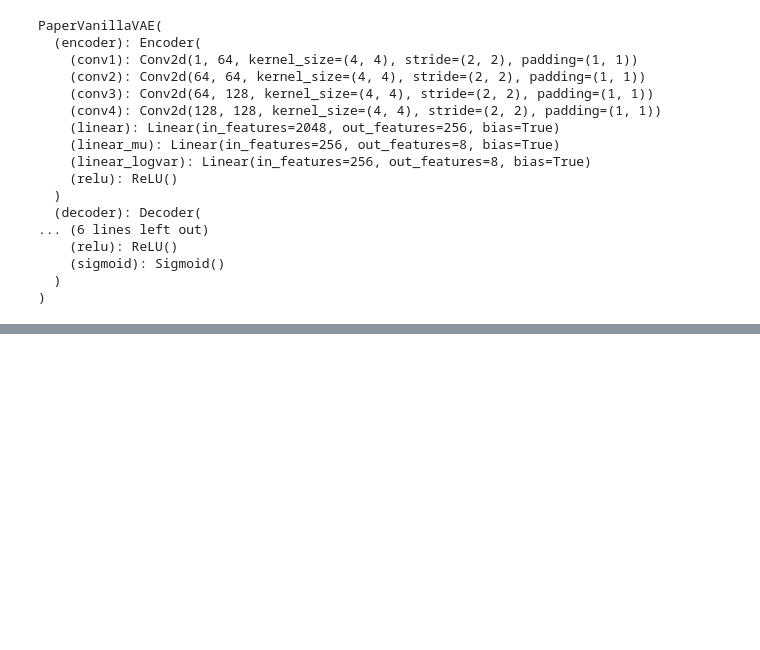
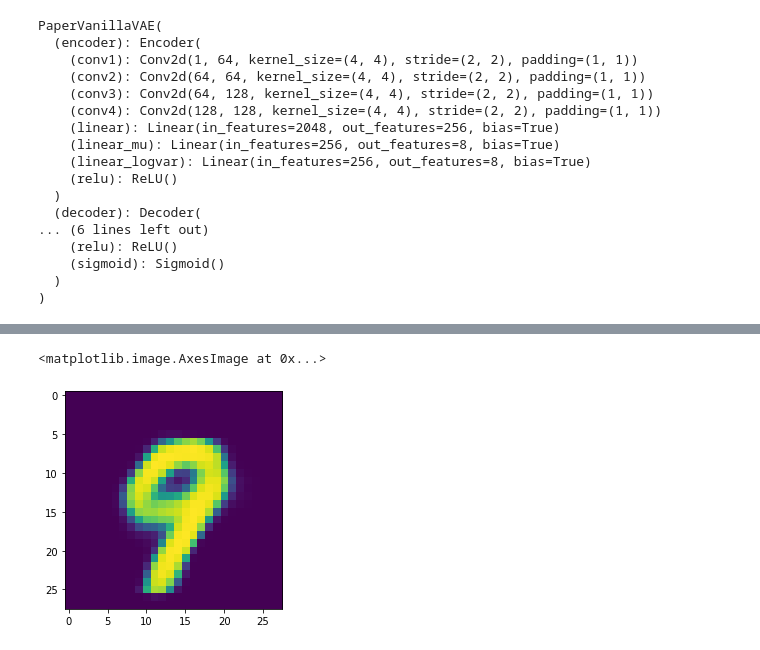
Before and after one commit to oliveradk/cult, a Jupyter notebook: 03a_core.train.ipynb, the cells around one changed output, grey strips where cells are left out. Saved outputs shown, nothing was run; the diff lists cells and outputs as text; code cells hidden in the pictures; blank space fills up the shorter version.

```diff
--- a/03a_core.train.ipynb
+++ b/03a_core.train.ipynb
@@ -180,0 +199,6 @@ plt.imshow(rec_img[0].cpu().detach().numpy().squeeze())
+# %%
+save_dir = os.path.join(PARAM_PATH, exp_name + dt.now().strftime('%m_%d_%y_%H_%M_%S'))
+os.mkdir(save_dir)
+# %%
+masked_vae = LatentMaskVAE(encoder=Encoder, decoder=Decoder, latents=latents, device=device, lam=lam) #VanillaVAE(latents=latents)
+optimizer = torch.optim.Adam(params = masked_vae.parameters(), lr=lr)
@@ -180,0 +259,3 @@ plt.imshow(rec_img[0].cpu().detach().numpy().squeeze())
+# %%
+with torch.no_grad():
+    rec_img, _mu, _logvar = masked_vae(fashion_batch)
@@ -180,0 +267,5 @@ plt.imshow(rec_img[0].cpu().detach().numpy().squeeze())
+# %%
+plt.imshow(rec_img[0].detach().numpy().squeeze())
+# %% [output]
+<matplotlib.image.AxesImage at 0x...>
+[figure, added]
```
Also changed, not shown: parts of 18 cells of this notebook.
